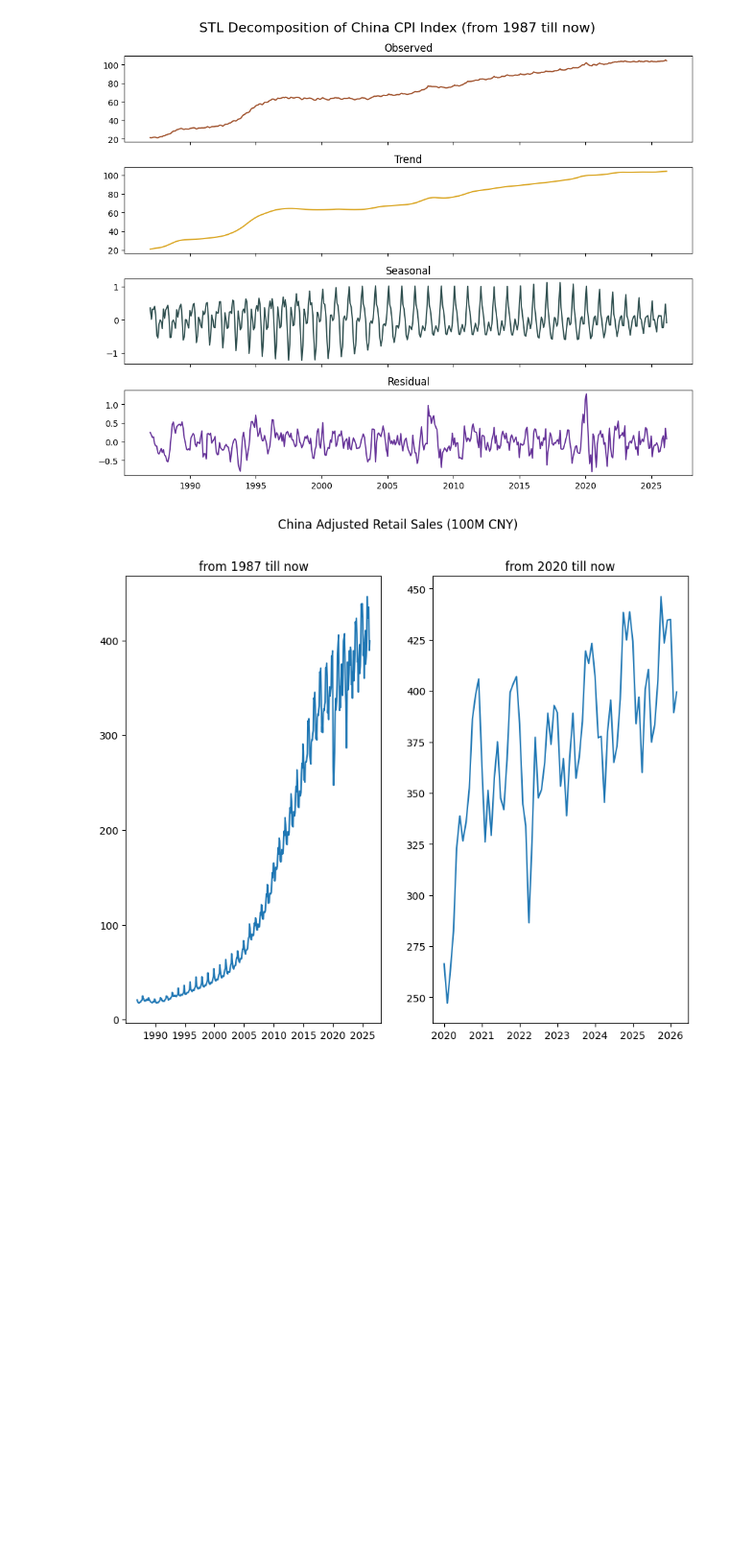
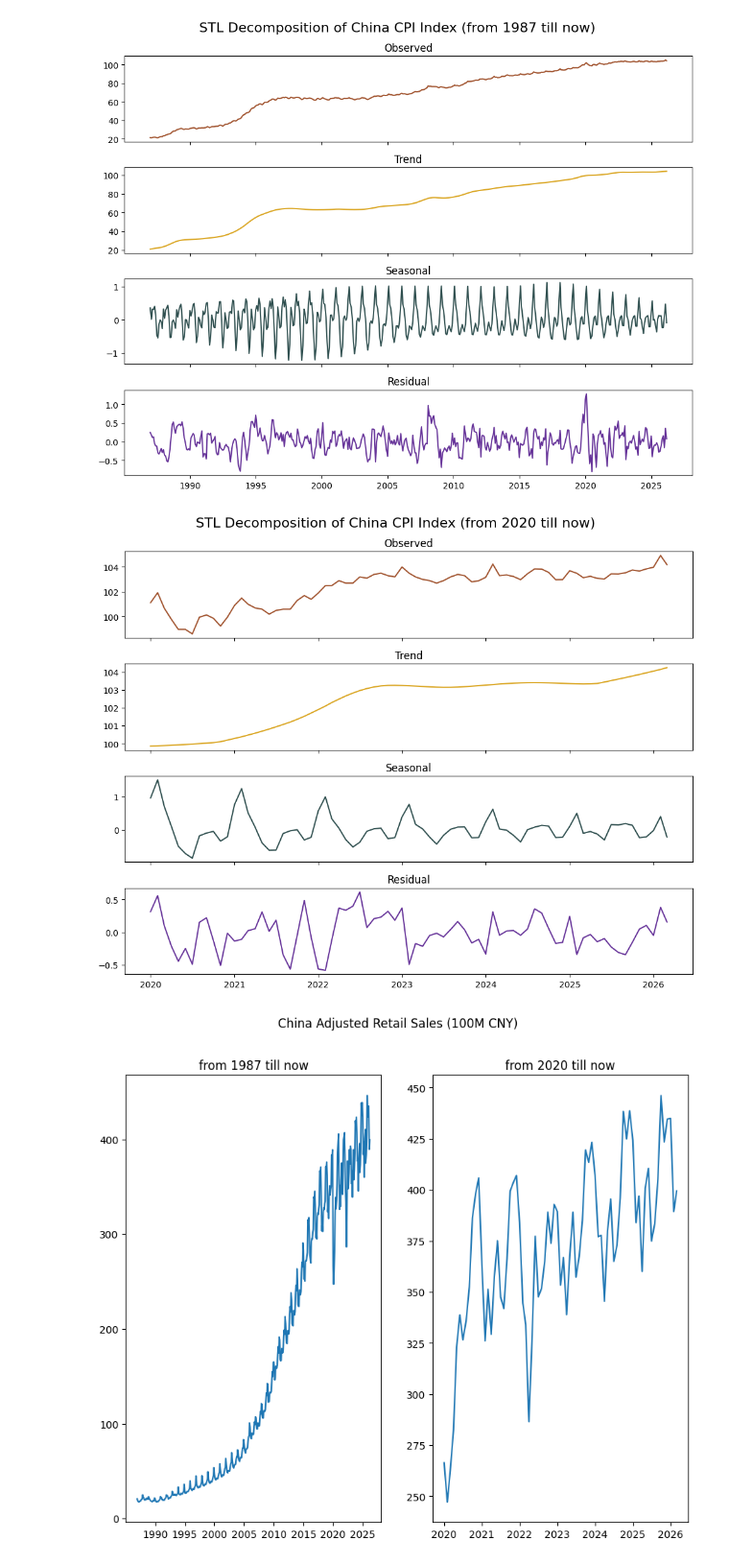
Before and after one commit to FlyingCuteCats/Freetime-Projects, a Jupyter notebook: China Retail Sales/Process.ipynb, the cells around one changed output. Shown at 96% size. Cells and saved outputs as stored; diff of their text form; code cells hidden in the pictures; blank space fills up the shorter version.

Commit message:
Update Process.ipynb
STL decom for post 2020 data added

```diff
--- a/China Retail Sales/Process.ipynb
+++ b/China Retail Sales/Process.ipynb
@@ -103,6 +103,34 @@ plt.tight_layout()
 plt.show()
 # %% [output]
 [figure]
+# %%
+cncpi_2020on_ts = cncpi_2020on.copy()
+cncpi_2020on_ts.set_index('Date', inplace=True)
+series = cncpi_2020on_ts['CPIIndex']
+
+stl = STL(series, seasonal = 13)
+result = stl.fit()
+
+fig, axs = plt.subplots(4, 1, figsize=(10,8),sharex=True)
+
+axs[0].plot(result.observed, color='sienna')
+axs[0].set_title('Observed')
+
+axs[1].plot(result.trend, color='goldenrod')
+axs[1].set_title('Trend')
+
+axs[2].plot(result.seasonal, color='darkslategrey')
+axs[2].set_title('Seasonal')
+
+axs[3].plot(result.resid, color='rebeccapurple')
+axs[3].set_title('Residual')
+
+plt.suptitle('STL Decomposition of China CPI Index (from 2020 till now)', fontsize=16)
+plt.tight_layout()
+
+plt.show()
+# %% [output]
+[figure, added]
 # %%
 fig, axs = plt.subplots(1, 2, figsize=(10,8))
 
```
Also changed, not shown: parts of 1 cell of this notebook.
